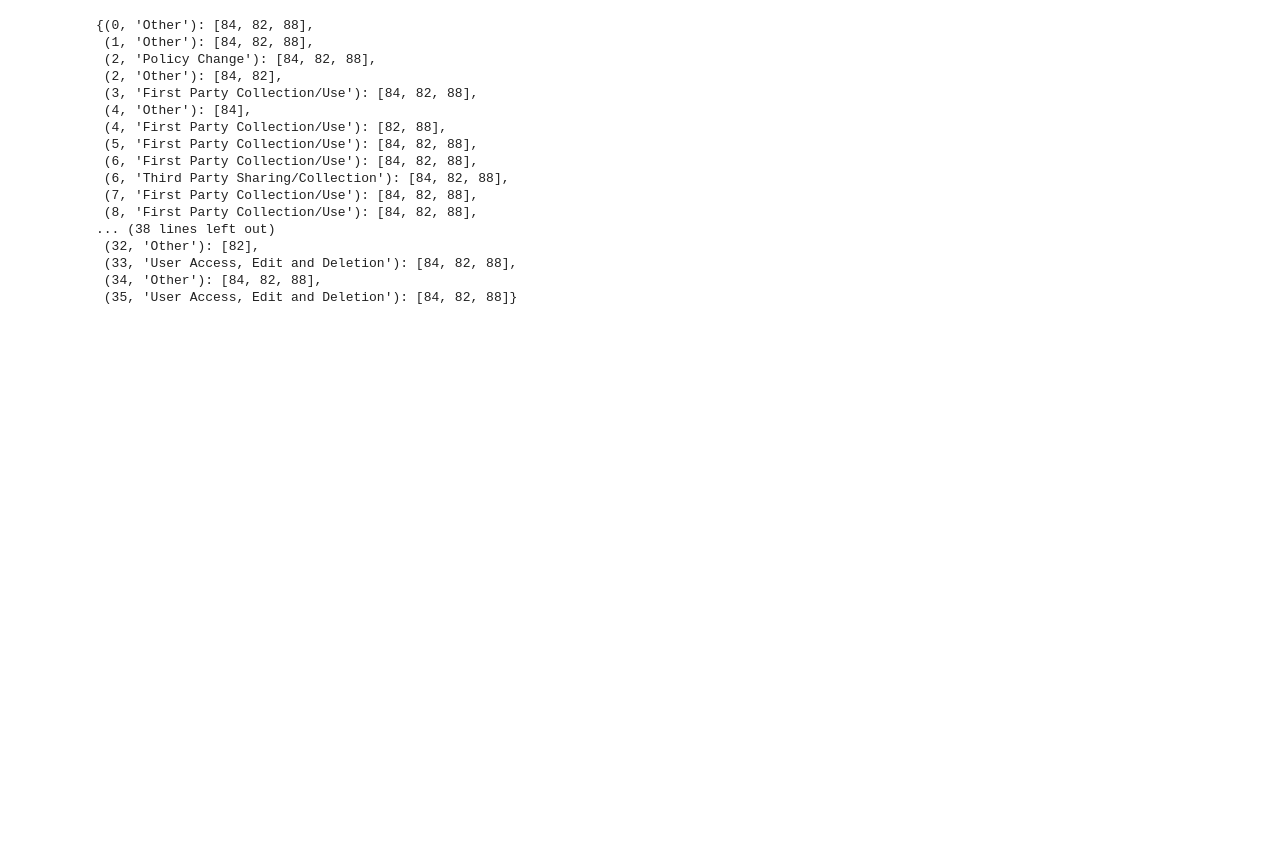
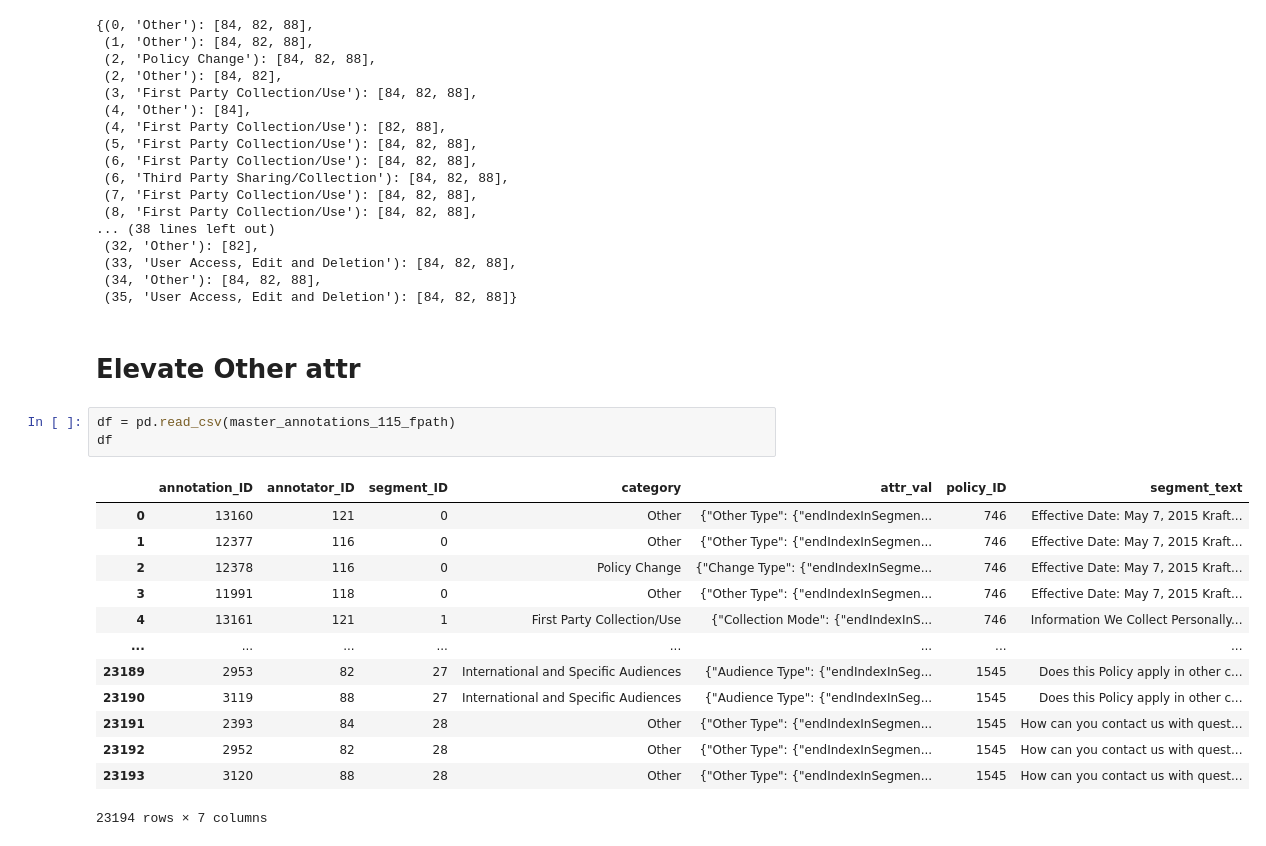
Before and after one commit to Kau5h1K/ds5500-userprivacy, a Jupyter notebook: src/notebooks/DataPrep.ipynb, the cells around one changed output. Drawn from its saved outputs; the diff is of its cells as text; blank space fills up the shorter version.

Commit message:
Elevate Other Category attributes
- Defined global config param for enabling this functionality

```diff
--- a/src/notebooks/DataPrep.ipynb
+++ b/src/notebooks/DataPrep.ipynb
@@ -283,3 +283,22 @@ d
  (33, 'User Access, Edit and Deletion'): [84, 82, 88],
  (34, 'Other'): [84, 82, 88],
  (35, 'User Access, Edit and Deletion'): [84, 82, 88]}
+# %% [markdown]
+# Elevate Other attr
+# %%
+df = pd.read_csv(master_annotations_115_fpath)
+df
+# %% [output]
+|  | annotation_ID | annotator_ID | segment_ID | category | attr_val | policy_ID | segment_text |
+| 0 | 13160 | 121 | 0 | Other | {"Other Type": {"endIndexInSegmen... | 746 | Effective Date: May 7, 2015 Kraft... |
+| 1 | 12377 | 116 | 0 | Other | {"Other Type": {"endIndexInSegmen... | 746 | Effective Date: May 7, 2015 Kraft... |
+| 2 | 12378 | 116 | 0 | Policy Change | {"Change Type": {"endIndexInSegme... | 746 | Effective Date: May 7, 2015 Kraft... |
+| 3 | 11991 | 118 | 0 | Other | {"Other Type": {"endIndexInSegmen... | 746 | Effective Date: May 7, 2015 Kraft... |
+| 4 | 13161 | 121 | 1 | First Party Collection/Use | {"Collection Mode": {"endIndexInS... | 746 | Information We Collect Personally... |
+| ... | ... | ... | ... | ... | ... | ... | ... |
+| 23189 | 2953 | 82 | 27 | International and Specific Audiences | {"Audience Type": {"endIndexInSeg... | 1545 | Does this Policy apply in other c... |
+| 23190 | 3119 | 88 | 27 | International and Specific Audiences | {"Audience Type": {"endIndexInSeg... | 1545 | Does this Policy apply in other c... |
+| 23191 | 2393 | 84 | 28 | Other | {"Other Type": {"endIndexInSegmen... | 1545 | How can you contact us with quest... |
+| 23192 | 2952 | 82 | 28 | Other | {"Other Type": {"endIndexInSegmen... | 1545 | How can you contact us with quest... |
+| 23193 | 3120 | 88 | 28 | Other | {"Other Type": {"endIndexInSegmen... | 1545 | How can you contact us with quest... |
+23194 rows × 7 columns
```
Also changed, not shown: parts of 2 cells of this notebook, 2 other files.
